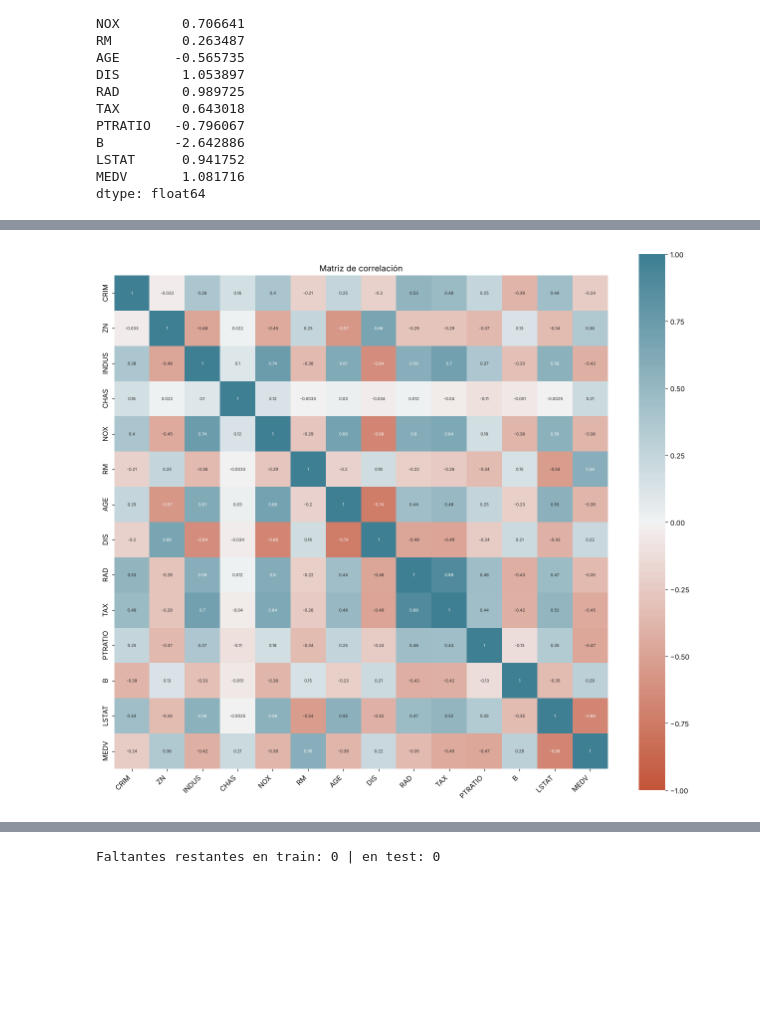
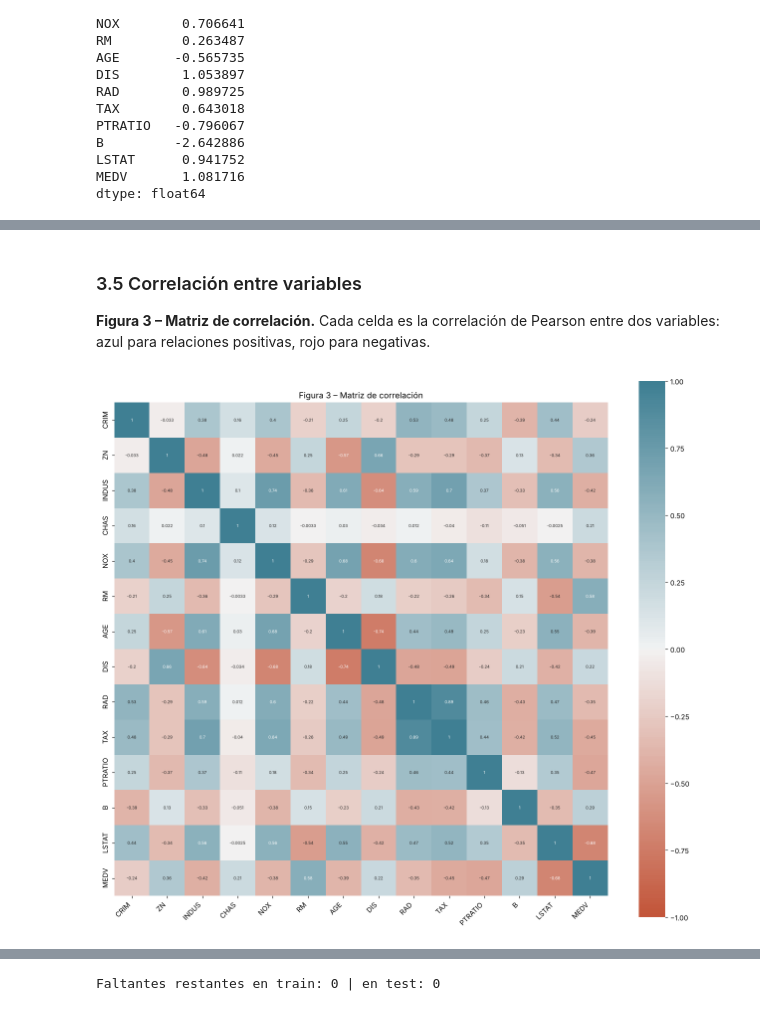
Before and after one commit to sebastianbtmo/TP_AA1_Beltramo_Capisano_Dottavio, a Jupyter notebook: TP_1/TP-regresion-AA1.ipynb, the cells around one changed output, grey strips where cells are left out. Cells and saved outputs as stored; diff of their text form; code cells hidden in the pictures; blank space fills up the shorter version.

```diff
--- a/TP_1/TP-regresion-AA1.ipynb
+++ b/TP_1/TP-regresion-AA1.ipynb
@@ -247,23 +266,27 @@ dtype: float64
 >Media: 22.75 k$ | Mediana: 21.20 k$.<br>
 >Rango: 5.00 - 50.00 k$. Desviación estándar: 9.49.<br>
 >Leve asimetría positiva. El máximo en 50.0 no es casual: es un valor "tope" (censurado) del dataset original de Boston, así que ese pico en 50 concentra más casos de los que esperaríamos en una cola normal.
+# %% [markdown]
+### 3.5 Correlación entre variables
+
+**Figura 3 – Matriz de correlación.** Cada celda es la correlación de Pearson entre dos variables: azul para relaciones positivas, rojo para negativas.
 # %%
 corr = df.corr()
 fig, ax = plt.subplots(figsize=(16, 14))
 ax = sns.heatmap(
     corr,
     vmin=-1, vmax=1, center=0,
     cmap=sns.diverging_palette(20, 220, n=200),
     square=True,
     annot = True,
     annot_kws = {'size': 6}
 )
 ax.set_xticklabels(
     ax.get_xticklabels(),
     rotation=45,
     horizontalalignment='right'
 )
-plt.title('Matriz de correlación')
+plt.title('Figura 3 – Matriz de correlación')
 plt.show()
 # %% [output]
-[figure, old version]
+[figure, new version]
```
Also changed, not shown: parts of 31 cells of this notebook.
